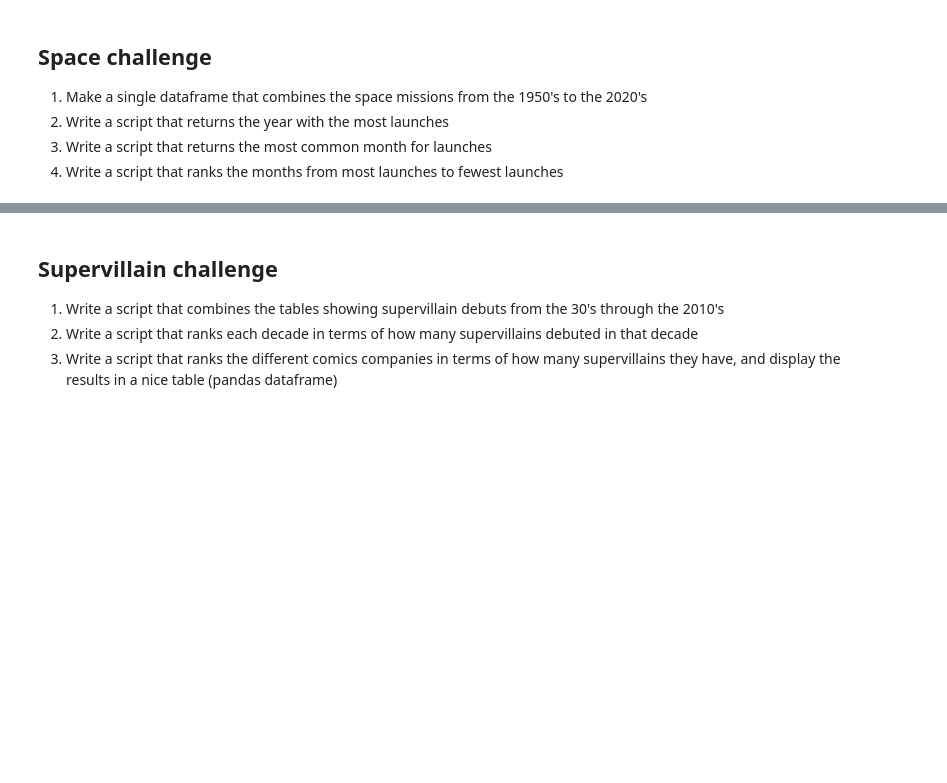
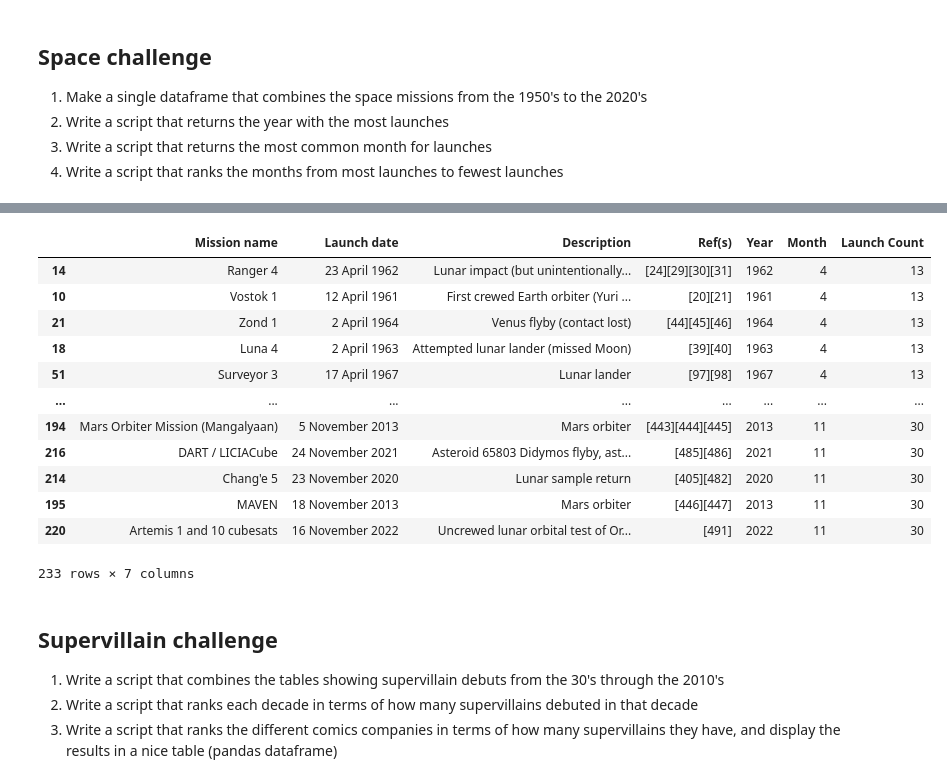
Before and after one commit to KristianeWarncke/Cultural_DataScience, a Jupyter notebook: fun_with_pandas.ipynb, the cells around one changed output, grey strips where cells are left out. Saved outputs shown, nothing was run; the diff lists cells and outputs as text; code cells hidden in the pictures; blank space fills up the shorter version.

```diff
--- a/fun_with_pandas.ipynb
+++ b/fun_with_pandas.ipynb
@@ -190,18 +202,18 @@ The year with the most launches is 2023 with 6 launches.
 # %%
 #Write a script that returns the most common month for launches
 
-#extract months and sort by month
-#ikke så nice måde....
+#extract months from launch date column
 df4['Month'] = pd.to_datetime(df4['Launch date']).dt.month
-df4 = df4.sort_values(by=['Month'])
+df4
 
 # Count occurrences of each month
 month_counts = df4['Month'].value_counts()
 
+
 # Find the month with the most launches
 most_launches_month = month_counts.idxmax()
-most_launches_month = month_counts.max()
+most_launches_counts = month_counts.max()
 
 # Print the year with the most launches and the count
-print(f"The month with the most launches is {most_launches_month} with {most_launches_month} launches.")
+print(f"The month with the most launches is month no. {most_launches_month} with {most_launches_counts} launches.")
 # %% [output]
@@ -211,3 +238,30 @@ The month with the most launches is 4 with 4 launches.
+# %%
+#Write a script that ranks the months from most launches to fewest launches
+
+# Convert the month_counts to a DataFrame
+month_counts_df = month_counts.reset_index()
+
+# Rename the columns for clarity
+month_counts_df.columns = ['Month', 'Launch Count']
+
+# Merge with the original DataFrame based on the 'Month' column
+df4 = df4.merge(month_counts_df, on='Month', how='left')
+df4 = df4.sort_values(by=["Launch Count"])
+df4
+# %% [output]
+|  | Mission name | Launch date | Description | Ref(s) | Year | Month | Launch Count |
+| 14 | Ranger 4 | 23 April 1962 | Lunar impact (but unintentionally... | [24][29][30][31] | 1962 | 4 | 13 |
+| 10 | Vostok 1 | 12 April 1961 | First crewed Earth orbiter (Yuri ... | [20][21] | 1961 | 4 | 13 |
+| 21 | Zond 1 | 2 April 1964 | Venus flyby (contact lost) | [44][45][46] | 1964 | 4 | 13 |
+| 18 | Luna 4 | 2 April 1963 | Attempted lunar lander (missed Moon) | [39][40] | 1963 | 4 | 13 |
+| 51 | Surveyor 3 | 17 April 1967 | Lunar lander | [97][98] | 1967 | 4 | 13 |
+| ... | ... | ... | ... | ... | ... | ... | ... |
+| 194 | Mars Orbiter Mission (Mangalyaan) | 5 November 2013 | Mars orbiter | [443][444][445] | 2013 | 11 | 30 |
+| 216 | DART / LICIACube | 24 November 2021 | Asteroid 65803 Didymos flyby, ast... | [485][486] | 2021 | 11 | 30 |
+| 214 | Chang'e 5 | 23 November 2020 | Lunar sample return | [405][482] | 2020 | 11 | 30 |
+| 195 | MAVEN | 18 November 2013 | Mars orbiter | [446][447] | 2013 | 11 | 30 |
+| 220 | Artemis 1 and 10 cubesats | 16 November 2022 | Uncrewed lunar orbital test of Or... | [491] | 2022 | 11 | 30 |
+233 rows × 7 columns
 # %% [markdown]
 ## Supervillain challenge
 
```
Also changed, not shown: parts of 13 cells of this notebook.
